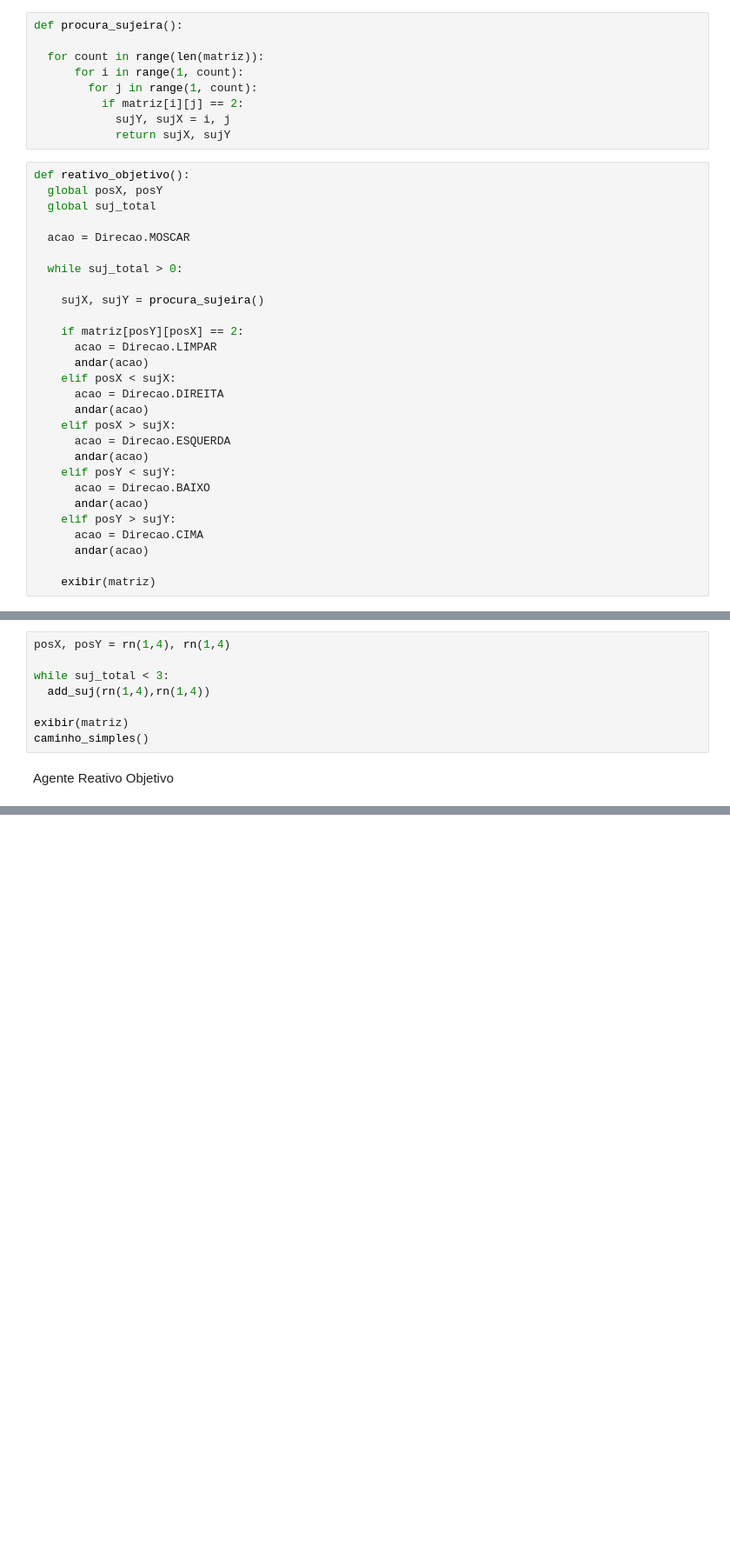
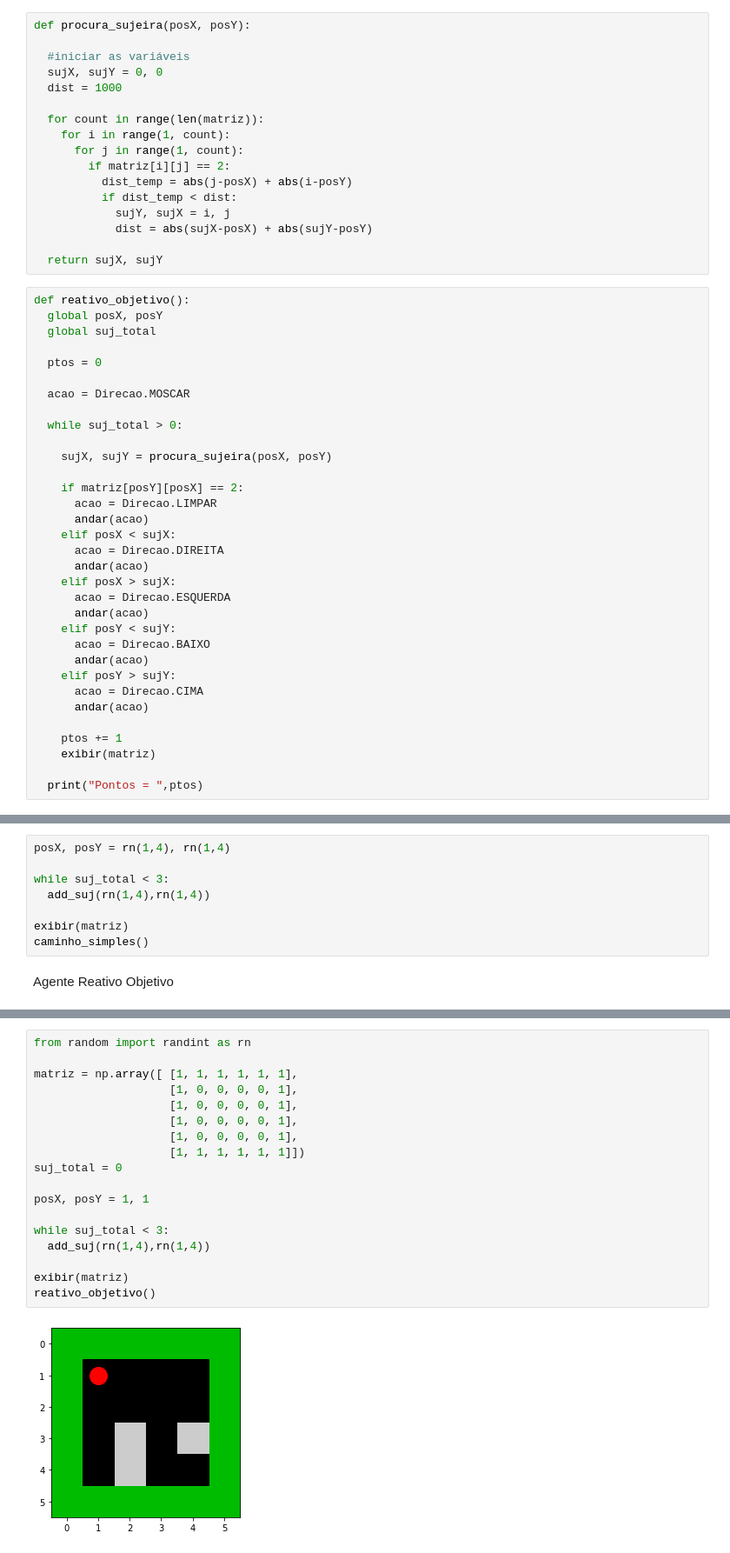
Before and after one commit to Jbragantino/Agentes-Reativos, a Jupyter notebook: Agentes_Reativos.ipynb, the cells around one changed output, grey strips where cells are left out. Shown at 87% size. Saved outputs shown, nothing was run; the diff lists cells and outputs as text; blank space fills up the shorter version.

Commit message:
Adicionado Agente Reativo Objetivo

```diff
--- a/Agentes_Reativos.ipynb
+++ b/Agentes_Reativos.ipynb
@@ -87,24 +87,34 @@ def caminho_simples():
 
     exibir(matriz)
 # %%
-def procura_sujeira():
+def procura_sujeira(posX, posY):
+
+  #iniciar as variáveis
+  sujX, sujY = 0, 0
+  dist = 1000
 
   for count in range(len(matriz)):
-      for i in range(1, count):
-        for j in range(1, count):
-          if matriz[i][j] == 2:
+    for i in range(1, count):
+      for j in range(1, count):
+        if matriz[i][j] == 2:
+          dist_temp = abs(j-posX) + abs(i-posY)
+          if dist_temp < dist:
             sujY, sujX = i, j
-            return sujX, sujY
+            dist = abs(sujX-posX) + abs(sujY-posY)
+
+  return sujX, sujY
 # %%
 def reativo_objetivo():
   global posX, posY
   global suj_total
 
+  ptos = 0
+
   acao = Direcao.MOSCAR
 
   while suj_total > 0:
 
-    sujX, sujY = procura_sujeira()
+    sujX, sujY = procura_sujeira(posX, posY)
 
     if matriz[posY][posX] == 2:
       acao = Direcao.LIMPAR
@@ -122,7 +132,10 @@ def reativo_objetivo():
       acao = Direcao.CIMA
       andar(acao)
 
+    ptos += 1
     exibir(matriz)
+
+  print("Pontos = ",ptos)
 # %%
 from random import randint as rn
 
@@ -155,0 +161,20 @@ reativo_objetivo()
+# %%
+from random import randint as rn
+
+matriz = np.array([ [1, 1, 1, 1, 1, 1],
+                    [1, 0, 0, 0, 0, 1],
+                    [1, 0, 0, 0, 0, 1],
+                    [1, 0, 0, 0, 0, 1],
+                    [1, 0, 0, 0, 0, 1],
+                    [1, 1, 1, 1, 1, 1]])
+suj_total = 0
+
+posX, posY = 1, 1
+
+while suj_total < 3:
+  add_suj(rn(1,4),rn(1,4))
+
+exibir(matriz)
+reativo_objetivo()
+# %% [output]
+[figure, added]
```
Also changed, not shown: parts of 3 cells of this notebook.
